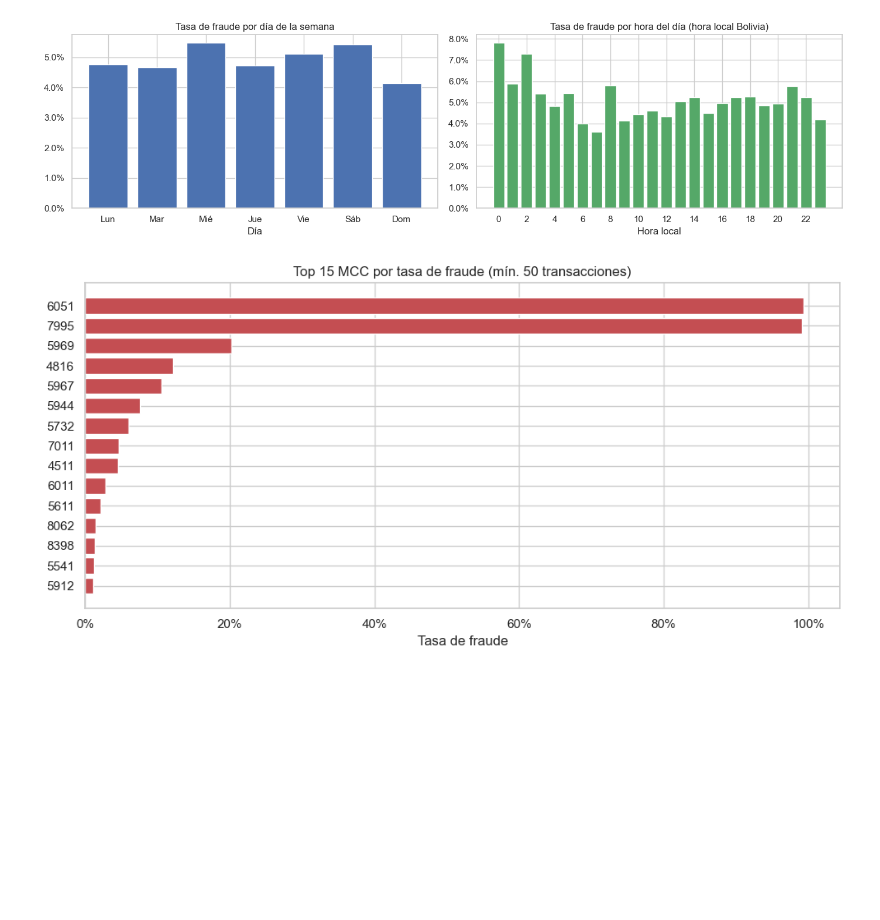
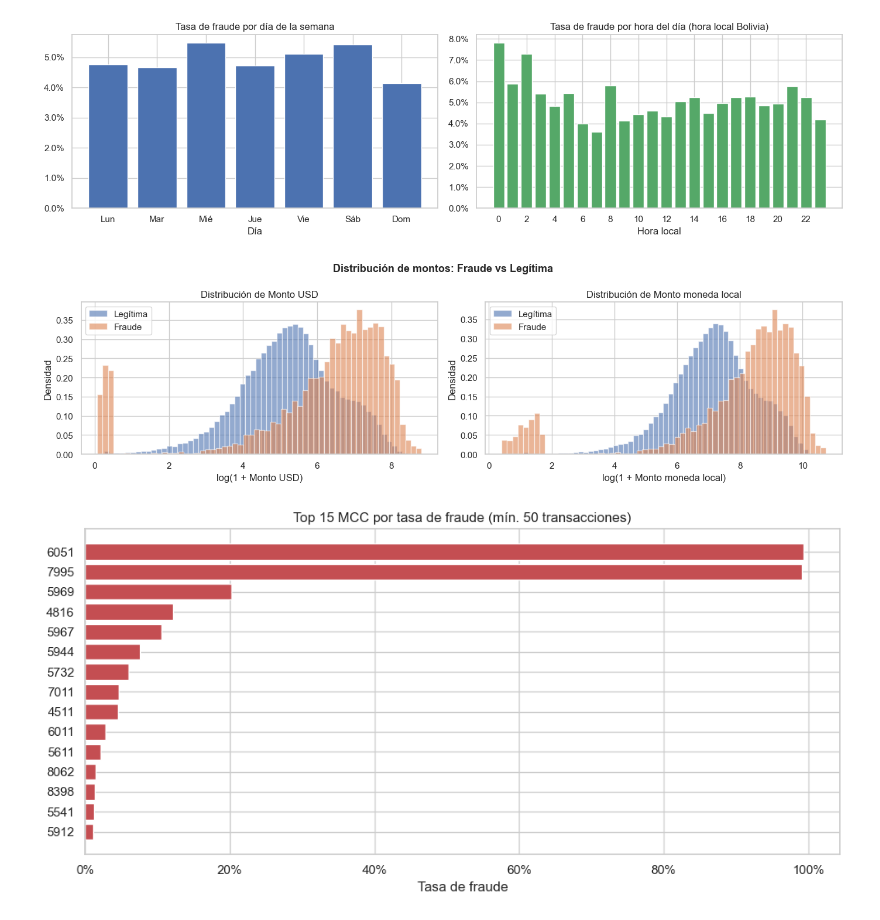
Before and after one commit to eunicean/PlusTI-Project, a Jupyter notebook: eda_bo_vip.ipynb, the cells around one changed output. Drawn from its saved outputs; the diff is of its cells as text; code cells hidden in the pictures; blank space fills up the shorter version.

Commit message:
fix: fixed coin distribution vs fraud diagram

```diff
--- a/eda_bo_vip.ipynb
+++ b/eda_bo_vip.ipynb
@@ -197,44 +197,26 @@ plt.show()
 # %% [output]
 [figure]
 # %%
-# Distribución de monto por clase — USD y moneda local, escala normal y logarítmica
-fig, axes = plt.subplots(2, 2, figsize=(14, 8))
+fig, axes = plt.subplots(1, 2, figsize=(14, 4))
 
-for fraud_flag, grp in df.groupby('is_fraud')['amount_usd']:
-    lbl = 'Fraude' if fraud_flag else 'Legítima'
-    cap = grp.quantile(0.99)
-    axes[0, 0].hist(grp.clip(upper=cap), bins=60, alpha=0.6, label=lbl, density=True)
-    axes[0, 1].hist(np.log1p(grp), bins=60, alpha=0.6, label=lbl, density=True)
+for ax, col, label in zip(axes,
+                           ["amount_usd", "amount_local"],
+                           ["Monto USD", "Monto moneda local"]):
+    for fraud_val, color, lbl in [(0, "#4c72b0", "Legítima"), (1, "#dd8452", "Fraude")]:
+        subset = df[df["is_fraud"] == fraud_val][col]
+        # logarithmic bin histogram
+        data = subset[subset > 0]
+        ax.hist(np.log1p(data), bins=60, alpha=0.6, color=color, label=lbl, density=True)
+    ax.set_xlabel(f"log(1 + {label})")
+    ax.set_ylabel("Densidad")
+    ax.set_title(f"Distribución de {label}")
+    ax.legend()
 
-axes[0, 0].set_title('amount_usd (p99 truncado)')
-axes[0, 0].set_xlabel('Monto (USD)')
-axes[0, 0].legend()
-
-axes[0, 1].set_title('log(1 + amount_usd)')
-axes[0, 1].set_xlabel('log(1 + USD)')
-axes[0, 1].legend()
-
-for fraud_flag, grp in df.groupby('is_fraud')['amount_local']:
-    lbl = 'Fraude' if fraud_flag else 'Legítima'
-    cap = grp.quantile(0.99)
-    axes[1, 0].hist(grp.clip(upper=cap), bins=60, alpha=0.6, label=lbl, density=True)
-    axes[1, 1].hist(np.log1p(grp), bins=60, alpha=0.6, label=lbl, density=True)
-
-axes[1, 0].set_title('amount_local — moneda local del comercio (p99 truncado)')
-axes[1, 0].set_xlabel('Monto local')
-axes[1, 0].legend()
-
-axes[1, 1].set_title('log(1 + amount_local)')
-axes[1, 1].set_xlabel('log(1 + monto local)')
-axes[1, 1].legend()
-
+plt.suptitle("Distribución de montos: Fraude vs Legítima", fontsize=13, fontweight="bold")
 plt.tight_layout()
 plt.show()
-
-print('Estadísticas de monto USD por clase:')
-print(df.groupby('is_fraud')['amount_usd'].describe().T)
-print('\nEstadísticas de monto local por clase:')
-print(df.groupby('is_fraud')['amount_local'].describe().T)
+# %% [output]
+[figure, added]
 # %%
 # Top 15 MCC por tasa de fraude (mín. 50 transacciones)
 top_mcc = (
```
